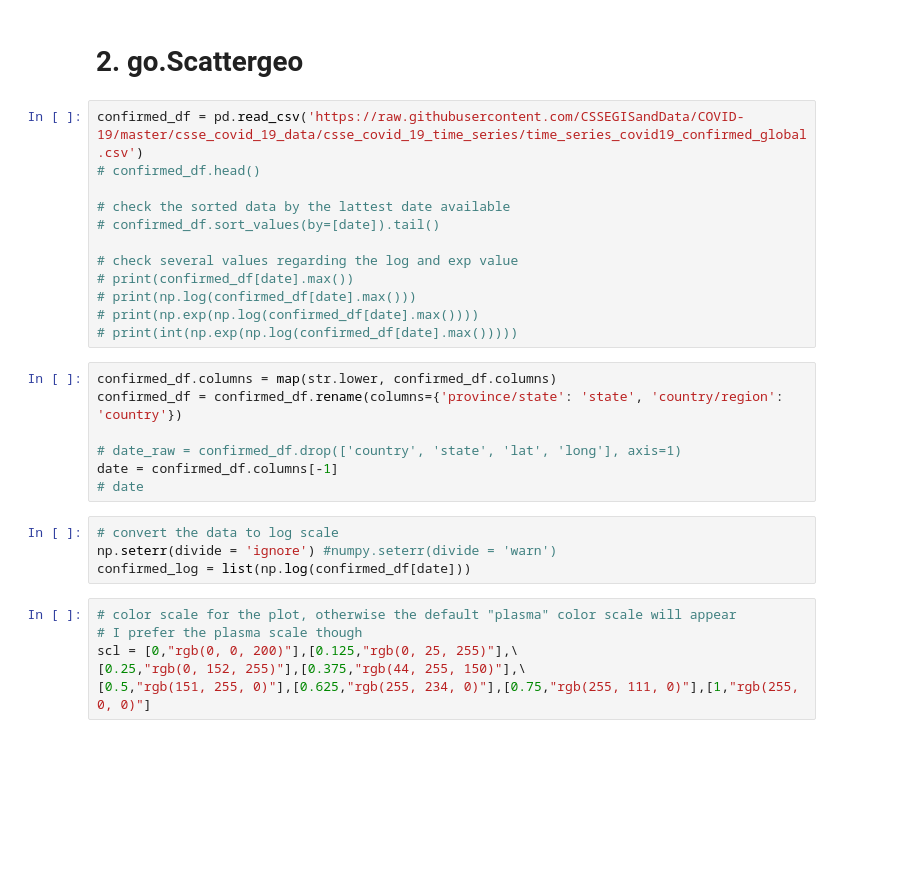
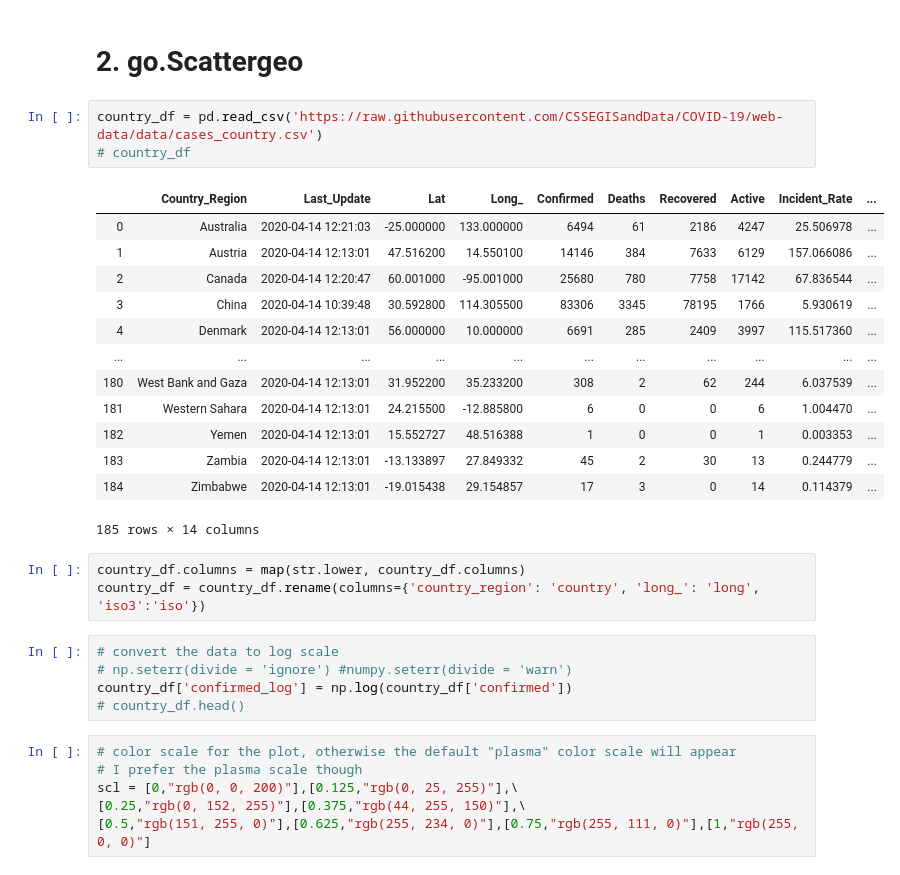
Before and after one commit to mabdurachmans/plotly-test, a Jupyter notebook: Choropleth.ipynb, the cells around one changed output. Cells and saved outputs as stored; diff of their text form; blank space fills up the shorter version.

Commit message:
change the data sources and te marker size

```diff
--- a/Choropleth.ipynb
+++ b/Choropleth.ipynb
@@ -34,28 +28,30 @@ fig.show()
 # %% [markdown]
 # 2. go.Scattergeo
-# %%
-confirmed_df = pd.read_csv('https://raw.githubusercontent.com/CSSEGISandData/COVID-19/master/csse_covid_19_data/csse_covid_19_time_series/time_series_covid19_confirmed_global.csv')
-# confirmed_df.head()
-
-# check the sorted data by the lattest date available
-# confirmed_df.sort_values(by=[date]).tail()
-
-# check several values regarding the log and exp value
-# print(confirmed_df[date].max())
-# print(np.log(confirmed_df[date].max()))
-# print(np.exp(np.log(confirmed_df[date].max())))
-# print(int(np.exp(np.log(confirmed_df[date].max()))))
-# %%
-confirmed_df.columns = map(str.lower, confirmed_df.columns)
-confirmed_df = confirmed_df.rename(columns={'province/state': 'state', 'country/region': 'country'})
-
-# date_raw = confirmed_df.drop(['country', 'state', 'lat', 'long'], axis=1)
-date = confirmed_df.columns[-1]
-# date
+# %%
+country_df = pd.read_csv('https://raw.githubusercontent.com/CSSEGISandData/COVID-19/web-data/data/cases_country.csv')
+# country_df
+# %% [output]
+|  | Country_Region | Last_Update | Lat | Long_ | Confirmed | Deaths | Recovered | Active | Incident_Rate | ... |
+| 0 | Australia | 2020-04-14 12:21:03 | -25.000000 | 133.000000 | 6494 | 61 | 2186 | 4247 | 25.506978 | ... |
+| 1 | Austria | 2020-04-14 12:13:01 | 47.516200 | 14.550100 | 14146 | 384 | 7633 | 6129 | 157.066086 | ... |
+| 2 | Canada | 2020-04-14 12:20:47 | 60.001000 | -95.001000 | 25680 | 780 | 7758 | 17142 | 67.836544 | ... |
+| 3 | China | 2020-04-14 10:39:48 | 30.592800 | 114.305500 | 83306 | 3345 | 78195 | 1766 | 5.930619 | ... |
+| 4 | Denmark | 2020-04-14 12:13:01 | 56.000000 | 10.000000 | 6691 | 285 | 2409 | 3997 | 115.517360 | ... |
+| ... | ... | ... | ... | ... | ... | ... | ... | ... | ... | ... |
+| 180 | West Bank and Gaza | 2020-04-14 12:13:01 | 31.952200 | 35.233200 | 308 | 2 | 62 | 244 | 6.037539 | ... |
+| 181 | Western Sahara | 2020-04-14 12:13:01 | 24.215500 | -12.885800 | 6 | 0 | 0 | 6 | 1.004470 | ... |
+| 182 | Yemen | 2020-04-14 12:13:01 | 15.552727 | 48.516388 | 1 | 0 | 0 | 1 | 0.003353 | ... |
+| 183 | Zambia | 2020-04-14 12:13:01 | -13.133897 | 27.849332 | 45 | 2 | 30 | 13 | 0.244779 | ... |
+| 184 | Zimbabwe | 2020-04-14 12:13:01 | -19.015438 | 29.154857 | 17 | 3 | 0 | 14 | 0.114379 | ... |
+185 rows × 14 columns
+# %%
+country_df.columns = map(str.lower, country_df.columns)
+country_df = country_df.rename(columns={'country_region': 'country', 'long_': 'long', 'iso3':'iso'})
 # %%
 # convert the data to log scale
-np.seterr(divide = 'ignore') #numpy.seterr(divide = 'warn')
-confirmed_log = list(np.log(confirmed_df[date]))
+# np.seterr(divide = 'ignore') #numpy.seterr(divide = 'warn')
+country_df['confirmed_log'] = np.log(country_df['confirmed'])
+# country_df.head()
 # %%
 # color scale for the plot, otherwise the default "plasma" color scale will appear
 # I prefer the plasma scale though
```
Also changed, not shown: parts of 19 cells of this notebook.
